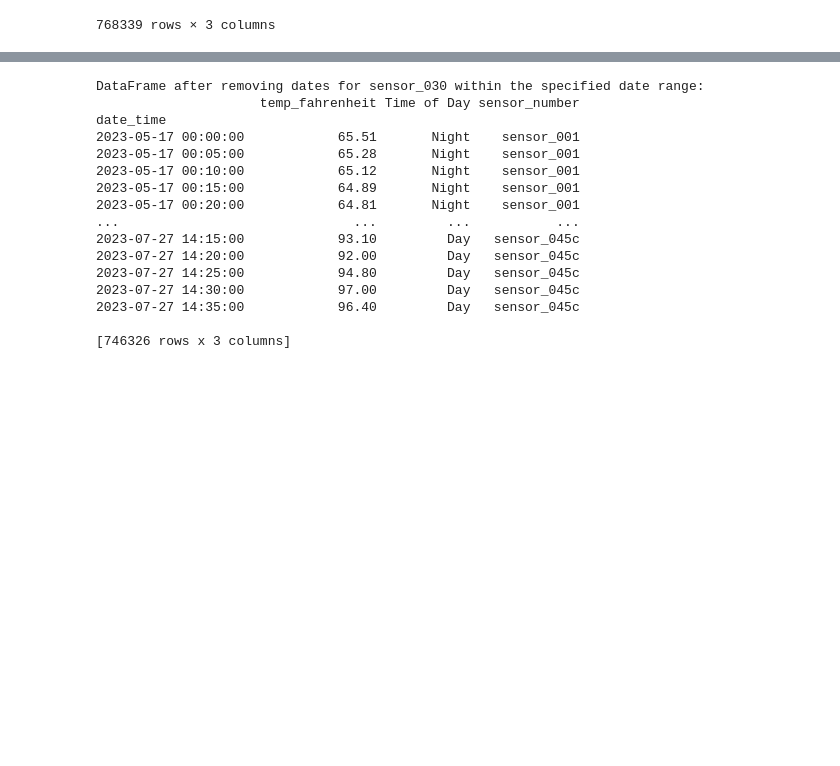
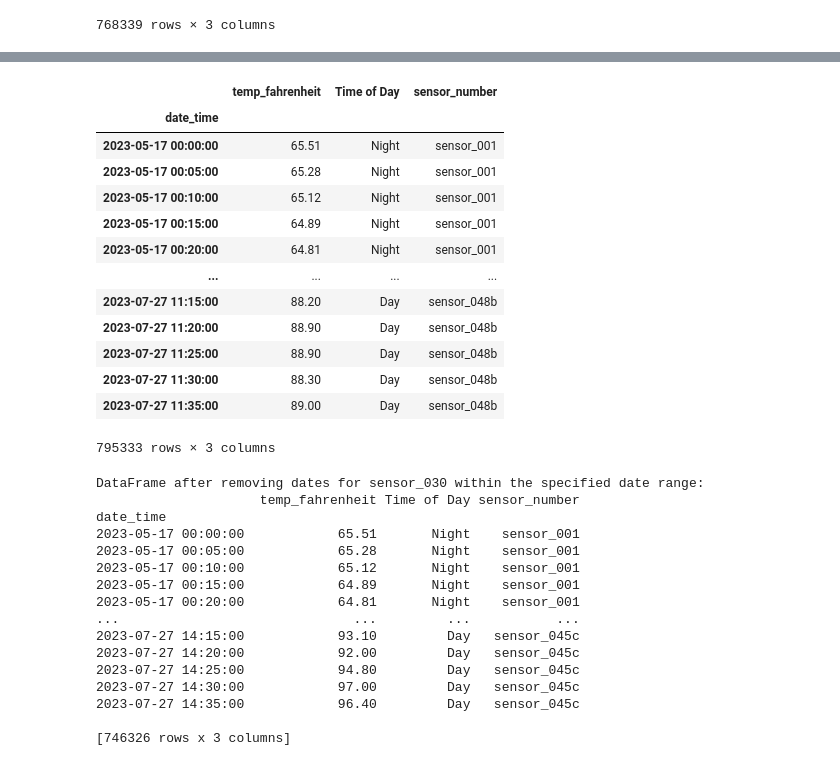
Before and after one commit to rebeccamchgh/bootcamp-11-air-temperature-data, a Jupyter notebook: planitgeo_code.ipynb, the cells around one changed output, grey strips where cells are left out. Saved outputs shown, nothing was run; the diff lists cells and outputs as text; code cells hidden in the pictures; blank space fills up the shorter version.

```diff
--- a/planitgeo_code.ipynb
+++ b/planitgeo_code.ipynb
@@ -592,3 +614,20 @@ date_time
+# %%
+nightday_df
+# %% [output]
+|  | temp_fahrenheit | Time of Day | sensor_number |
+| date_time |  |  |  |
+| 2023-05-17 00:00:00 | 65.51 | Night | sensor_001 |
+| 2023-05-17 00:05:00 | 65.28 | Night | sensor_001 |
+| 2023-05-17 00:10:00 | 65.12 | Night | sensor_001 |
+| 2023-05-17 00:15:00 | 64.89 | Night | sensor_001 |
+| 2023-05-17 00:20:00 | 64.81 | Night | sensor_001 |
+| ... | ... | ... | ... |
+| 2023-07-27 11:15:00 | 88.20 | Day | sensor_048b |
+| 2023-07-27 11:20:00 | 88.90 | Day | sensor_048b |
+| 2023-07-27 11:25:00 | 88.90 | Day | sensor_048b |
+| 2023-07-27 11:30:00 | 88.30 | Day | sensor_048b |
+| 2023-07-27 11:35:00 | 89.00 | Day | sensor_048b |
+795333 rows × 3 columns
 # %%
 # Export csv file of data
 nightday_csv = nightday_df.reset_index(drop=False)
```
Also changed, not shown: parts of 5 cells of this notebook, 4 other files.
